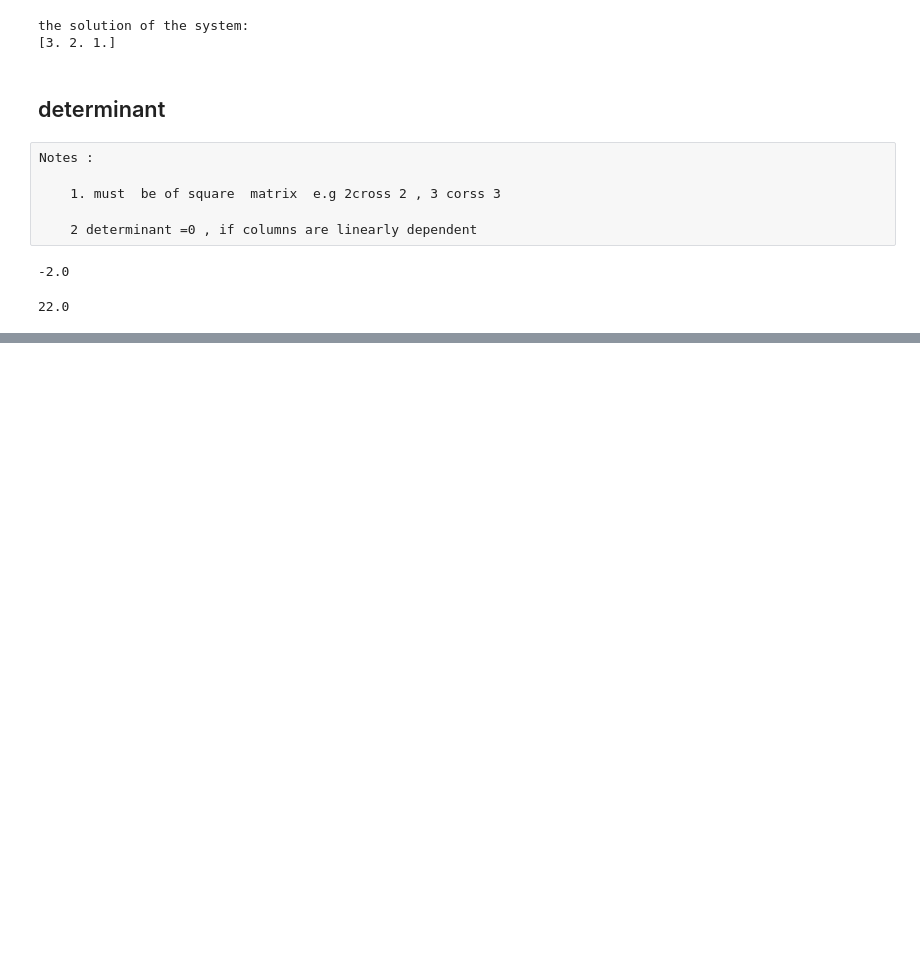
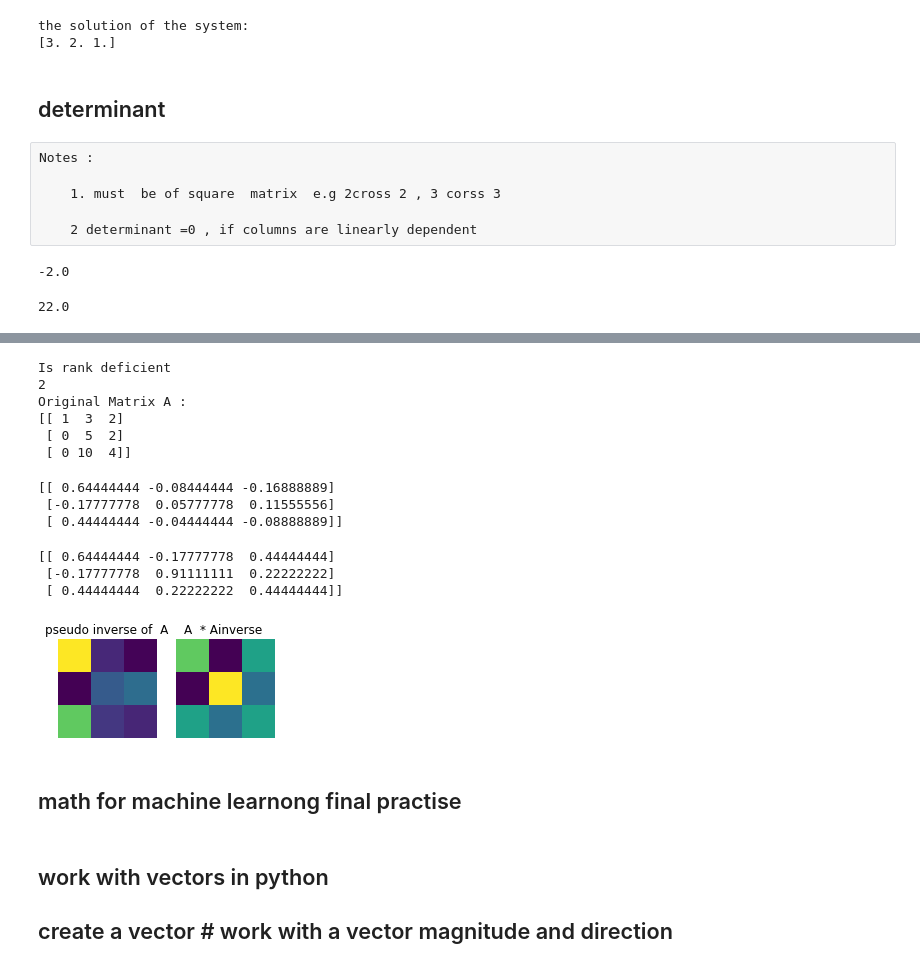
Before and after one commit to asmitaece88/Linear_Alg_with_python, a Jupyter notebook: Linear_algebra_skillsoft.ipynb, the cells around one changed output, grey strips where cells are left out. Cells and saved outputs as stored; diff of their text form; code cells hidden in the pictures; blank space fills up the shorter version.

```diff
--- a/Linear_algebra_skillsoft.ipynb
+++ b/Linear_algebra_skillsoft.ipynb
@@ -545,0 +710,34 @@ print(round(la.det(A_1)))
+# %%
+A = np.matrix([[1,3,2],[0,5,2],[0,10,4]])
+B= np.matrix([[1,3,2],[0,5,2],[3,7,2]])
+# %%
+## compute the mooor psudo inverse pf matrix A and B
+# for comparison later
+
+Apinv = la.pinv(A)
+Bpinv=la.pinv(B)
+# %%
+print("Is rank deficient ")
+print(la.matrix_rank(A))
+
+print("Original Matrix A :")
+print(A)
+# %% [output]
+Is rank deficient
+2
+Original Matrix A :
+[[ 1  3  2]
+ [ 0  5  2]
+ [ 0 10  4]]
+# %%
+print(Apinv)
+# %% [output]
+[[ 0.64444444 -0.08444444 -0.16888889]
+ [-0.17777778  0.05777778  0.11555556]
+ [ 0.44444444 -0.04444444 -0.08888889]]
+# %%
+print(Apinv @ A)
+# %% [output]
+[[ 0.64444444 -0.17777778  0.44444444]
+ [-0.17777778  0.91111111  0.22222222]
+ [ 0.44444444  0.22222222  0.44444444]]
@@ -545,0 +746,24 @@ print(round(la.det(A_1)))
+# %%
+plt.subplot(1,3,2)
+plt.imshow(A) ,plt.axis('off')
+plt.title(' A'), plt.axis('off')
+
+plt.subplot(1,3,2)
+plt.imshow(Apinv)
+plt.title('pseudo inverse of  A')
+
+plt.subplot(1,3,3)
+plt.imshow(Apinv @ A), plt.axis('off')
+
+plt.title('A  * Ainverse ')
+
+
+plt.show()
+# %% [output]
+[figure, added]
+# %% [markdown]
+## math for machine learnong final practise
+# %% [markdown]
+## work with vectors in python
+
+## create a vector # work with a vector magnitude and direction
```
Also changed, not shown: parts of 50 cells of this notebook.
